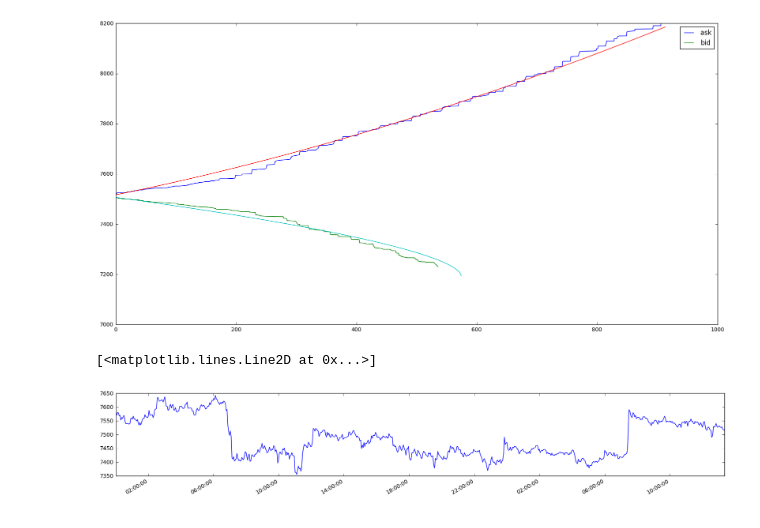
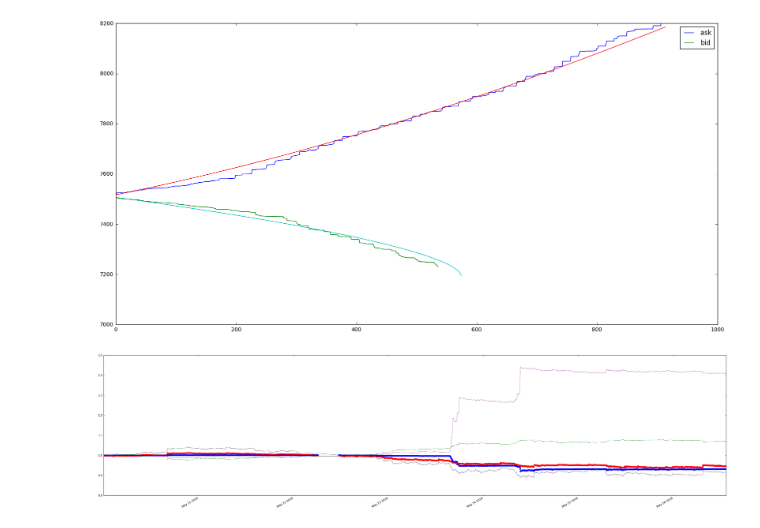
Before and after one commit to nullhack/crypto-utils, a Jupyter notebook: dev.ipynb, the cells around one changed output. Cells and saved outputs as stored; diff of their text form; code cells hidden in the pictures.

```diff
--- a/dev.ipynb
+++ b/dev.ipynb
@@ -108,7 +102,7 @@ class Reader:
 
         return data
 
-    def get(self, list_dates, lim_orderbook=None):
+    def get(self, list_dates, lim_orderbook=1):
         list_data = []
         for date in list_dates:
             d = self.get_orderbook(date, lim_orderbook)
@@ -148,15 +132,3 @@ plt.show()
 # %% [output]
 [figure]
 [figure]
-# %%
-fig, ax = plt.subplots(figsize=(20,3))
-fig.autofmt_xdate()
-ax.set_xlim([x[0]['epoch'], x[-1]['epoch']])
-
-X = x.size
-for i in range(X):
-    vx = x[i]['epoch']
-    plt.scatter(x=vx, y=x[i]['orderbook']['ask']['price'][-1]/x[0]['orderbook']['ask']['price'][-1], color='red')
-    plt.scatter(x=vx, y=x[i]['orderbook']['bid']['price'][-1]/x[0]['orderbook']['bid']['price'][-1], color='blue')
-    plt.scatter(x=vx, y=x[i]['orderbook']['bid']['price'][0]/x[0]['orderbook']['bid']['price'][0], color='orange')
-plt.show()
@@ -261,12 +211,23 @@ plt.legend()
 plt.show()
 # %% [output]
 [figure]
-# %%
-fig, ax = plt.subplots(figsize=(20,3))
-fig.autofmt_xdate()
-ax.set_xlim([x[0]['epoch'], x[-1]['epoch']])
-
-plt.plot(x['epoch'], x['ask']['price'])
-# %% [output]
-[<matplotlib.lines.Line2D at 0x...>]
-[figure, removed]
+# %%
+r = Reader('bitstamp')
+x = r.get(r.dates[-10:], 1000)
+# %%
+fig, ax = plt.subplots(figsize=(40,10))
+fig.autofmt_xdate()
+ax.set_xlim([x[0]['epoch'], x[-1]['epoch']])
+
+X = x.size
+for i in range(X):
+    vx = x[i]['epoch']
+    plt.scatter(x=vx, y=x[i]['orderbook']['ask']['price'][-1]/x[0]['orderbook']['ask']['price'][-1], color='red')
+    plt.scatter(x=vx, y=x[i]['orderbook']['bid']['price'][-1]/x[0]['orderbook']['bid']['price'][-1], color='blue')
+plt.plot(x['epoch'], x['bid']['price']/x['bid']['price'][0], color='black', lw=0.5)
+plt.plot(x['epoch'], x['ask']['price']/x['ask']['price'][0], color='grey', lw=0.5)
+plt.plot(x['epoch'], x['ask']['qtd']/x['ask']['qtd'][0], color='green', lw=0.5)
+plt.plot(x['epoch'], x['bid']['qtd'][0]/x['bid']['qtd'], color='purple', lw=0.5)
+plt.show()
+# %% [output]
+[figure, added]
```
Also changed, not shown: parts of 7 cells of this notebook.
